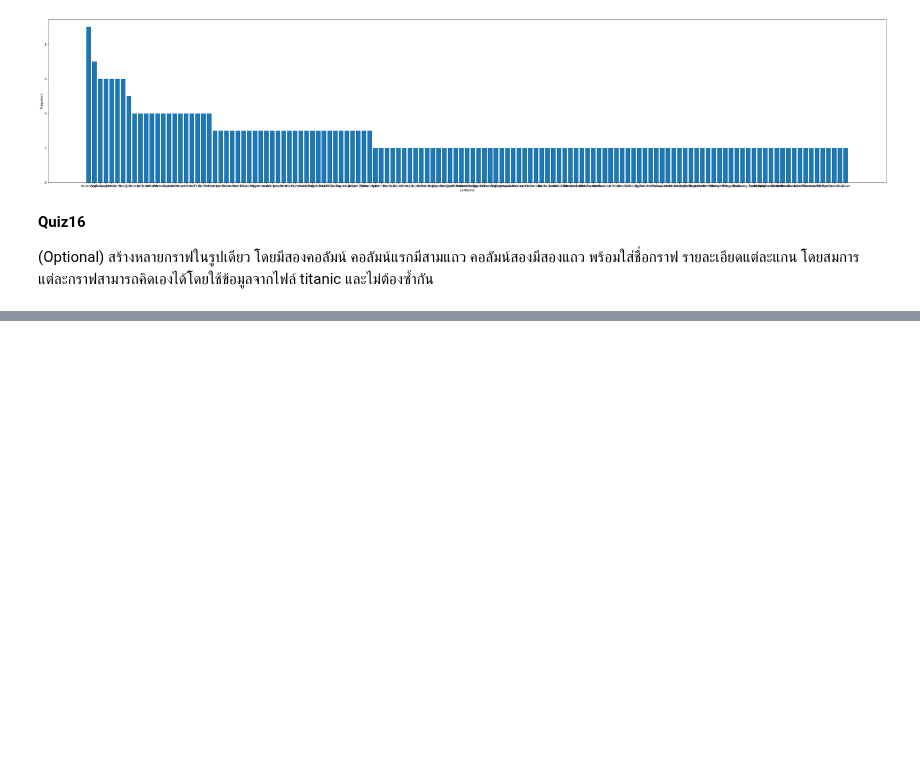
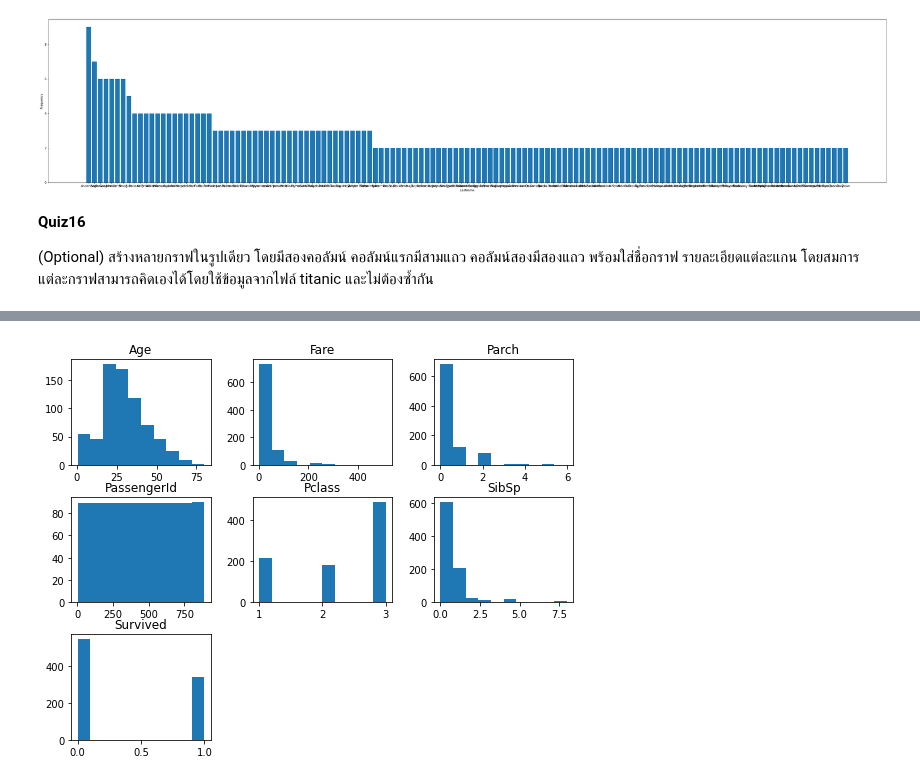
Before and after one commit to deen666/Homework_DataCamp2, a Jupyter notebook: Matplotlib/Matplotlib.ipynb, the cells around one changed output, grey strips where cells are left out. Saved outputs shown, nothing was run; the diff lists cells and outputs as text; code cells hidden in the pictures; blank space fills up the shorter version.

```diff
--- a/Matplotlib/Matplotlib.ipynb
+++ b/Matplotlib/Matplotlib.ipynb
@@ -353,0 +373,4 @@ plt.show()
+# %%
+df.hist(bins=10,figsize=(9,7),grid=False);
+# %% [output]
+[figure, added]
```
Also changed, not shown: parts of 2 cells of this notebook.
